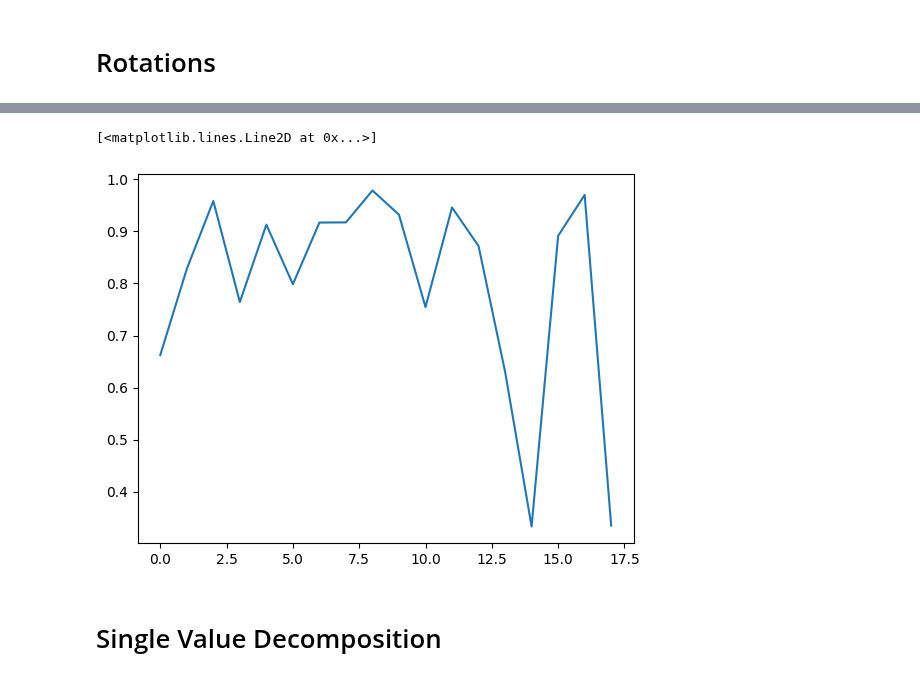
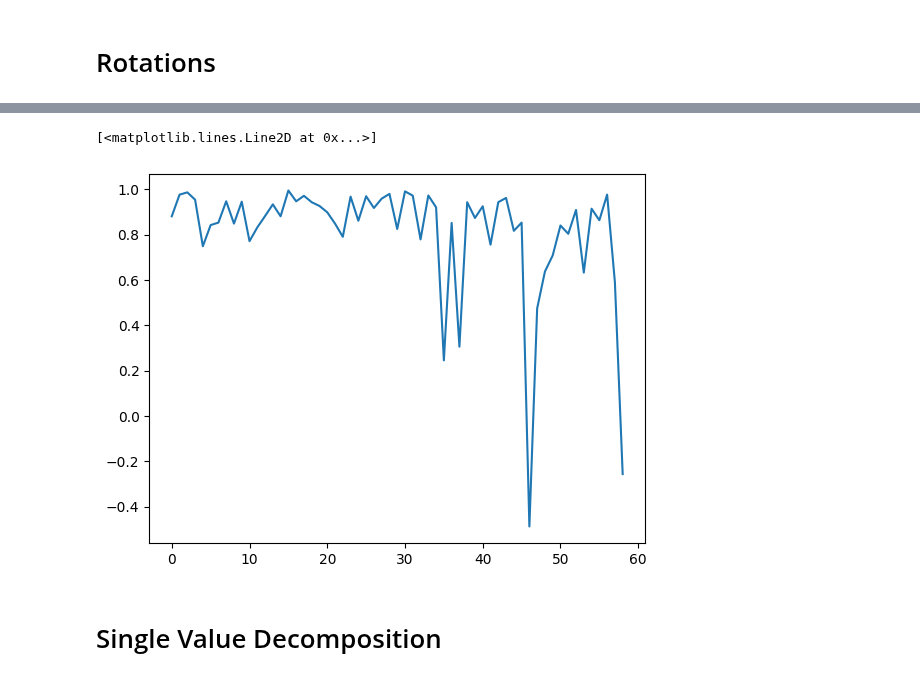
Before and after one commit to henry-dev-atkins/QNLP_MasterWork, a Jupyter notebook: ReadingWordData.ipynb, the cells around one changed output, grey strips where cells are left out. Saved outputs shown, nothing was run; the diff lists cells and outputs as text; code cells hidden in the pictures.

```diff
--- a/ReadingWordData.ipynb
+++ b/ReadingWordData.ipynb
@@ -175,13 +195,3 @@ array([-0.111239  , -0.11238351, -0.02475715,  0.07736997,  0.05225196,
       dtype=float32)
 # %% [markdown]
 ## Testing
-# %%
-#Missing Words from Corupus
-W2V = W2VModel(768)
-word_pairs = GetWordPairs()
-for pair in word_pairs:
-	try:
-		W2V.model.wv[pair]
-	except:
-		print(pair)
-		word_pairs.remove(str(pair))
@@ -415,20 +377,0 @@ list(rotated_words.keys())[0]
-# %%
-def evaluateSimilaritiesOfMethods():
-	res = []
-	for idx, word in enumerate(rotated_words.keys()):
-		if idx % 2 == 0:
-			next_word_idx = idx+1
-			next_word = list(rotated_words.keys())[next_word_idx]
-			#print(rotated_words[word], rotated_words[next_word])
-			try:
-				#print(rotated_words[word], rotated_words[next_word])
-				res.append(1 - cosine(rotated_words[word], rotated_words[next_word]))
-			except:
-				continue
-		else:
-			continue
-	return res
-
-rotated_similatities = evaluateSimilaritiesOfMethods()
-plt.plot(rotated_words[word])
-plt.plot(W2V.getvector(word))
@@ -438,8 +378,18 @@ plt.plot(W2V.getvector(word))
+# %%
+def evaluateSimilaritiesOfMethods():
+	res = dict()
+	word_pairs = GetWordPairs()
+	for idx, word in enumerate(word_pairs):
+		res.update({str(word[0] + " "+ word[1]):1 - cosine(rotated_words[word[0]], rotated_words[word[1]])})
+	return res
+
+rotated_similatities = evaluateSimilaritiesOfMethods()
+#rotated_similatities
 # %%
-plt.plot(rotated_similatities)
+plt.plot(rotated_similatities.values())
 # %% [output]
 [<matplotlib.lines.Line2D at 0x...>]
-[figure, old version]
+[figure, new version]
 # %% [markdown]
 # Single Value Decomposition
 # %% [markdown]
```
Also changed, not shown: parts of 23 cells of this notebook.
